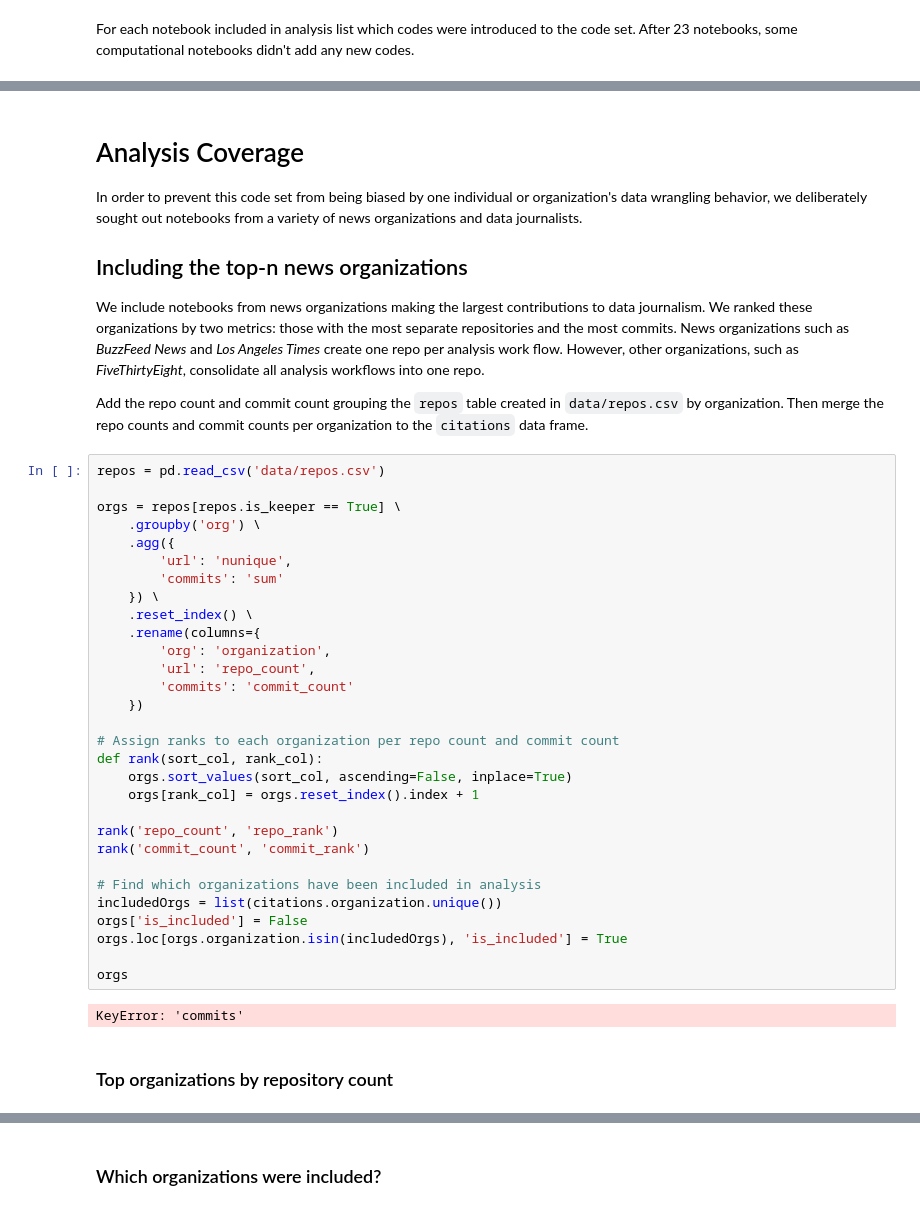
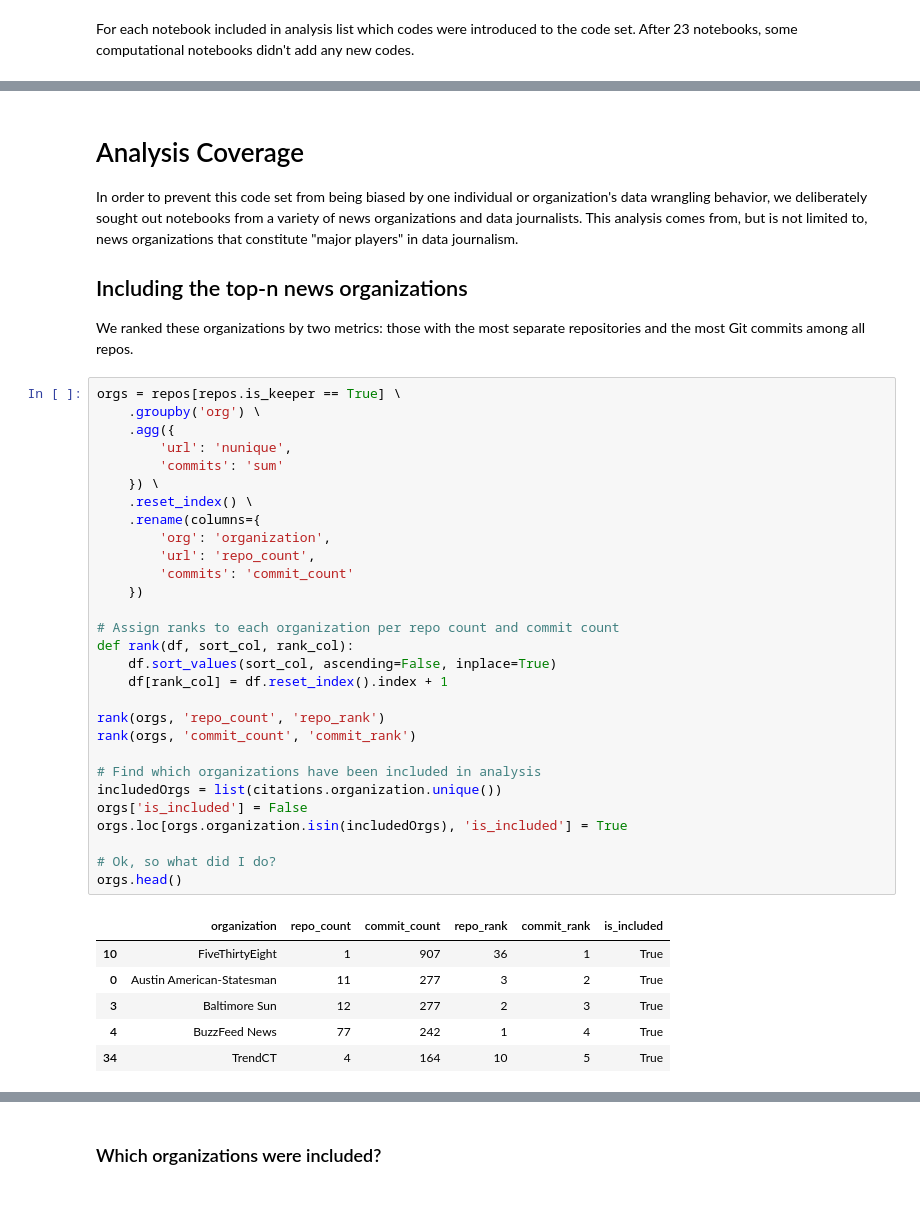
Before and after one commit to steve-kasica/table-scraps, a Jupyter notebook: summary.ipynb, the cells around one changed output, grey strips where cells are left out. Saved outputs shown, nothing was run; the diff lists cells and outputs as text.

```diff
--- a/summary.ipynb
+++ b/summary.ipynb
@@ -222,44 +220,44 @@ for i, row in codesByArticle.iterrows():
 # %% [markdown]
 # Analysis Coverage
 
-In order to prevent this code set from being biased by one individual or organization's data wrangling behavior, we deliberately sought out notebooks from a variety of news organizations and data journalists.
+In order to prevent this code set from being biased by one individual or organization's data wrangling behavior, we deliberately sought out notebooks from a variety of news organizations and data journalists. This analysis comes from, but is not limited to, news organizations that constitute "major players" in data journalism.
 
 ## Including the top-n news organizations
 
-We include notebooks from news organizations making the largest contributions to data journalism. We ranked these organizations by two metrics: those with the most separate repositories and the most commits. News organizations such as *BuzzFeed News* and *Los Angeles Times* create one repo per analysis work flow. However, other organizations, such as *FiveThirtyEight*, consolidate all analysis workflows into one repo.
-
-Add the repo count and commit count grouping the `repos` table created in `data/repos.csv` by organization. Then merge the repo counts and commit counts per organization to the `citations` data frame.
+We ranked these organizations by two metrics: those with the most separate repositories and the most Git commits among all repos.
 # %%
-repos = pd.read_csv('data/repos.csv')
-
 orgs = repos[repos.is_keeper == True] \
     .groupby('org') \
     .agg({
         'url': 'nunique',
         'commits': 'sum'
     }) \
     .reset_index() \
     .rename(columns={
         'org': 'organization',
         'url': 'repo_count',
         'commits': 'commit_count'
     })
 
 # Assign ranks to each organization per repo count and commit count
-def rank(sort_col, rank_col):
-    orgs.sort_values(sort_col, ascending=False, inplace=True)
-    orgs[rank_col] = orgs.reset_index().index + 1
+def rank(df, sort_col, rank_col):
+    df.sort_values(sort_col, ascending=False, inplace=True)
+    df[rank_col] = df.reset_index().index + 1
 
-rank('repo_count', 'repo_rank')
-rank('commit_count', 'commit_rank')
+rank(orgs, 'repo_count', 'repo_rank')
+rank(orgs, 'commit_count', 'commit_rank')
 
 # Find which organizations have been included in analysis
 includedOrgs = list(citations.organization.unique())
 orgs['is_included'] = False
 orgs.loc[orgs.organization.isin(includedOrgs), 'is_included'] = True
 
-orgs
+# Ok, so what did I do?
+orgs.head()
 # %% [output]
-KeyError: 'commits'
+|  | organization | repo_count | commit_count | repo_rank | commit_rank | is_included |
+| 10 | FiveThirtyEight | 1 | 907 | 36 | 1 | True |
+| 0 | Austin American-Statesman | 11 | 277 | 3 | 2 | True |
+| 3 | Baltimore Sun | 12 | 277 | 2 | 3 | True |
+| 4 | BuzzFeed News | 77 | 242 | 1 | 4 | True |
+| 34 | TrendCT | 4 | 164 | 10 | 5 | True |
-# %% [markdown]
-### Top organizations by repository count
```
Also changed, not shown: parts of 31 cells of this notebook, 3 other files.
